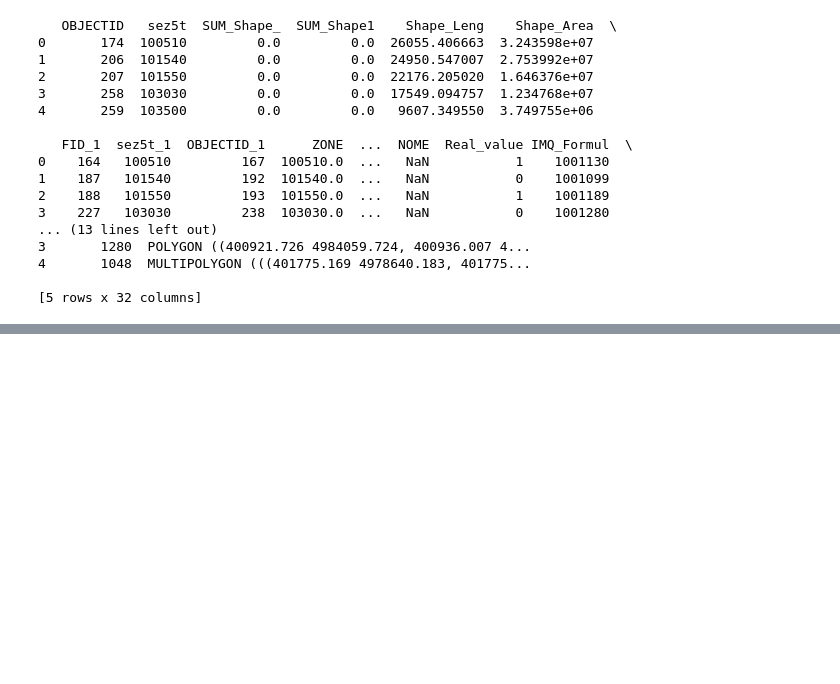
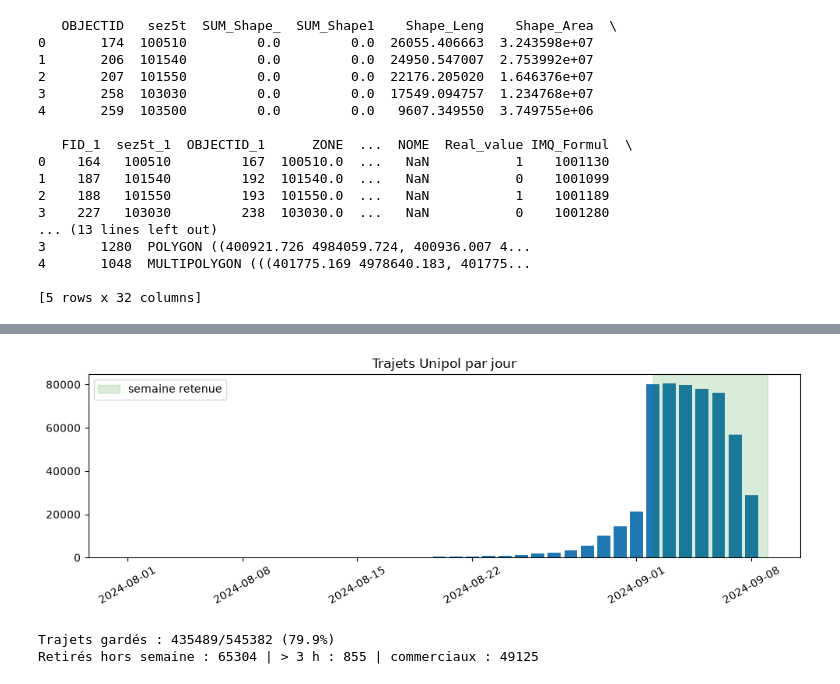
Before and after one commit to Bonbia/ICT4SM, a Jupyter notebook: TP2/TP2Adam.ipynb, the cells around one changed output, grey strips where cells are left out. Saved outputs shown, nothing was run; the diff lists cells and outputs as text; code cells hidden in the pictures; blank space fills up the shorter version.

Commit message:
Unipol/IMQ Update

```diff
--- a/TP2/TP2Adam.ipynb
+++ b/TP2/TP2Adam.ipynb
@@ -612,0 +763,15 @@ print(zones_geo.head())
+# %%
+UNI_DIR = "./data/Unipoldata"
+trips_raw = pd.read_csv(f"{UNI_DIR}/Trips_OD_TO.csv", parse_dates=["istante_start", "istante_stop"])
+info = pd.read_csv(f"{UNI_DIR}/Info_TO.csv")
+
+trips_raw = trips_raw.rename(columns={
+    "lon_start": "origin_lon", "lat_start": "origin_lat",
+    "lon_stop": "destination_lon", "lat_stop": "destination_lat",
+    "istante_start": "init_date", "istante_stop": "final_date",
+})
+trips_raw["duration_min"] = (trips_raw["final_date"] - trips_raw["init_date"]).dt.total_seconds() / 60
+
+print(trips_raw.shape, "| véhicules :", trips_raw.id_veicolo.nunique())
+print("Période :", trips_raw.init_date.min(), "->", trips_raw.init_date.max())
+trips_raw.head()
@@ -612,0 +787,29 @@ print(zones_geo.head())
+# %%
+daily = trips_raw.set_index("init_date").resample("D").size()
+daily = daily[daily.index >= "2024-08-01"]
+
+fig, ax = plt.subplots(figsize=(10, 3.5))
+ax.bar(daily.index, daily.values, width=0.8)
+ax.axvspan(pd.Timestamp("2024-09-02"), pd.Timestamp("2024-09-09"), color="green", alpha=0.15, label="semaine retenue")
+ax.set_title("Trajets Unipol par jour"); ax.legend(); ax.tick_params(axis="x", rotation=30)
+plt.tight_layout(); plt.show()
+# %% [output]
+[figure, added]
+# %%
+T_START, T_END = pd.Timestamp("2024-09-02"), pd.Timestamp("2024-09-09")     # lundi -> dimanche inclus
+
+trips_uni = trips_raw.merge(info, on="id_veicolo", how="left")
+
+mask = (
+    (trips_uni.init_date >= T_START) & (trips_uni.init_date < T_END)         # semaine pleine
+    & (trips_uni.duration_min <= 180)                                         # même seuil que pour le car-sharing (> 3 h = suspect)
+    & (trips_uni.commerciale == "N")                                          # exclure les véhicules commerciaux
+)
+print(f"Trajets gardés : {mask.sum()}/{len(trips_uni)} ({mask.mean():.1%})")
+print("Retirés hors semaine :", (~((trips_uni.init_date >= T_START) & (trips_uni.init_date < T_END))).sum(),
+      "| > 3 h :", (trips_uni.duration_min > 180).sum(),
+      "| commerciaux :", (trips_uni.commerciale == "S").sum())
+trips_uni = trips_uni[mask].reset_index(drop=True)
+# %% [output]
+Trajets gardés : 435489/545382 (79.9%)
+Retirés hors semaine : 65304 | > 3 h : 855 | commerciaux : 49125
```
Also changed, not shown: parts of 10 cells of this notebook.
